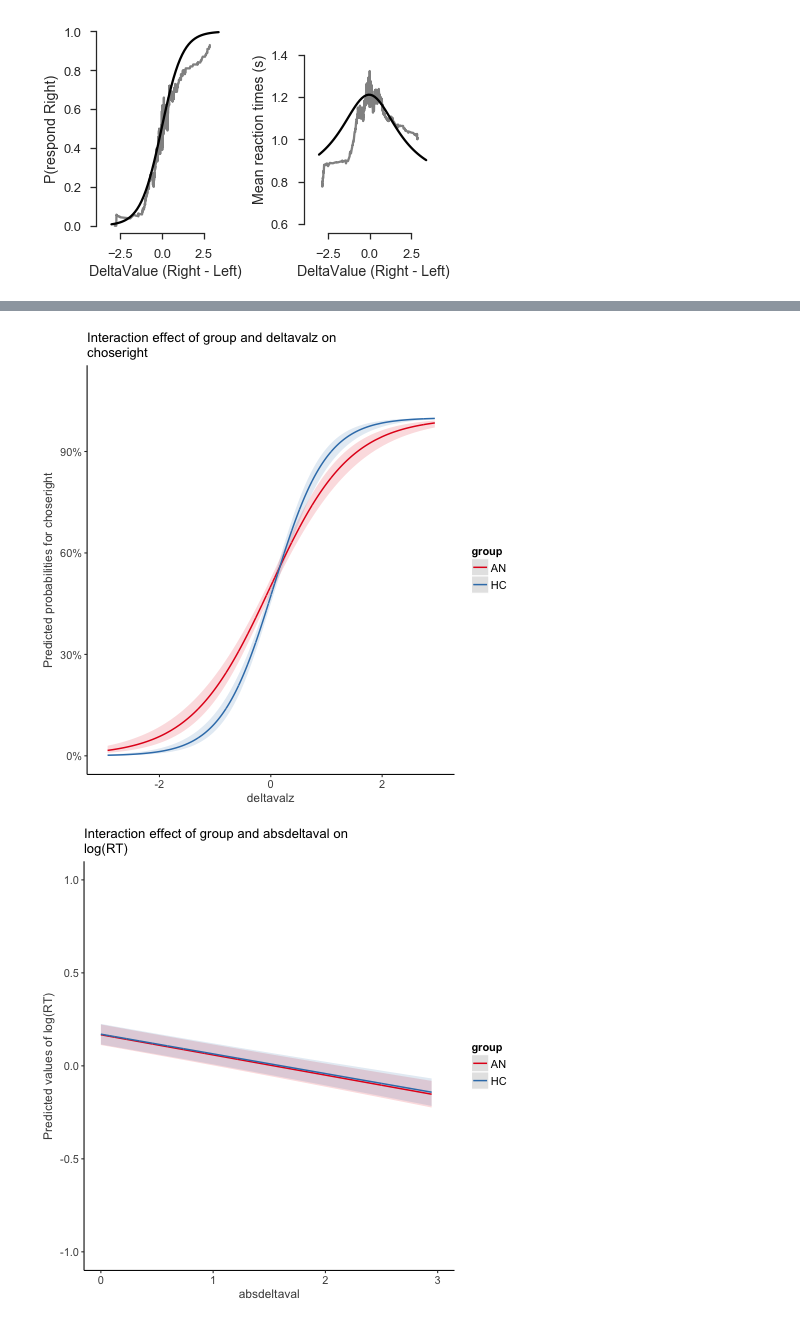
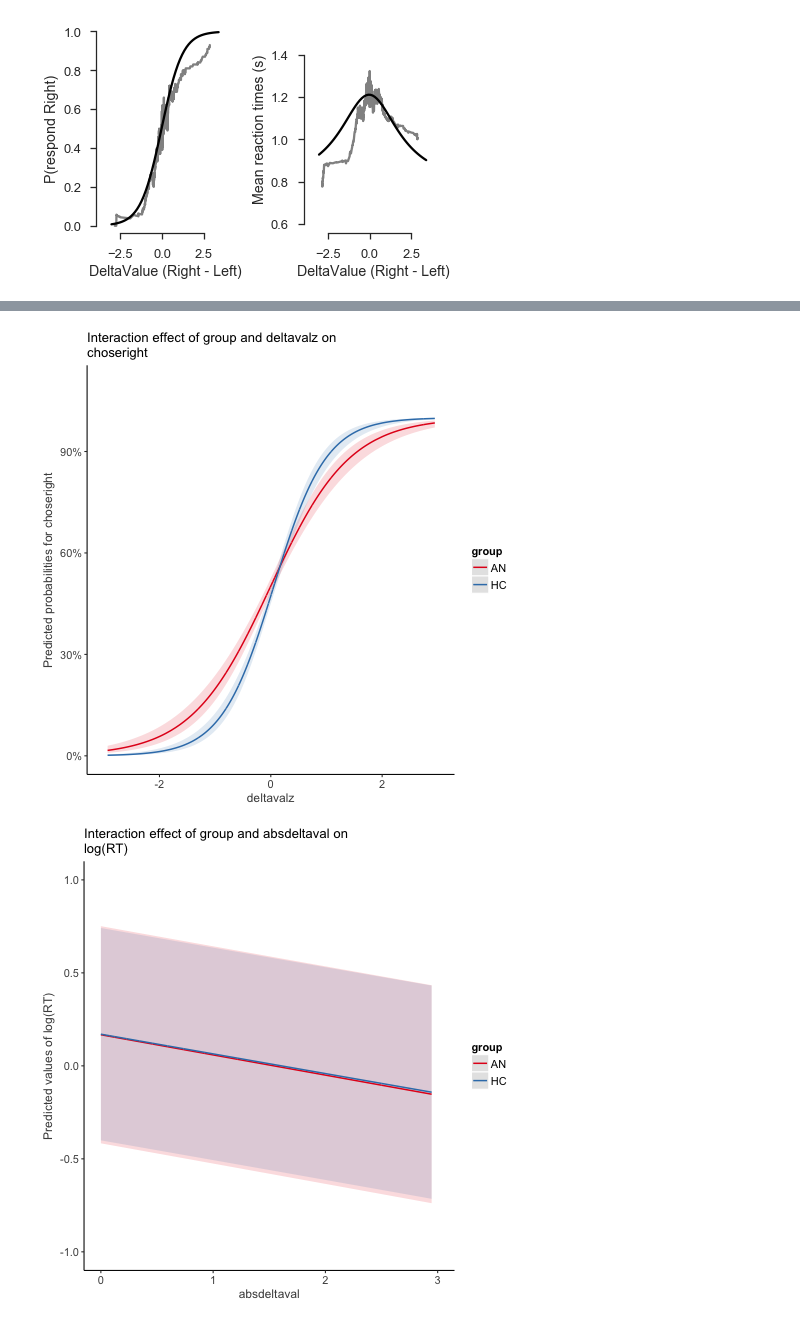
Before and after one commit to abakkour/ANDM_eyetracking, a Jupyter notebook: analysis/ANDM_analysis.ipynb, the cells around one changed output, grey strips where cells are left out. Drawn from its saved outputs; the diff is of its cells as text; code cells hidden in the pictures.

```diff
--- a/analysis/ANDM_analysis.ipynb
+++ b/analysis/ANDM_analysis.ipynb
@@ -1051,14 +1095,14 @@ food=foodhc.append(foodan)
 # %%
 %%R -i food
 ## there is no good package to run mixed effects logistic regression, using R's lme4 package
-choserightmod=glmer(choseright ~  group * deltavalz + (1|subjectID), family='binomial', data=food)
+choserightmod=glmer(choseright ~  group * deltavalz + (1|subjectID) + (1|group), family='binomial', data=food)
 print(summary(choserightmod))
 sjp.setTheme(base = theme_classic())
 sjp.int(choserightmod,type = "eff",show.ci=T)
 
 food$absdeltaval=abs(food$deltavalz)
 ## compare the model using python's statsmodels (above) to R's lme4
-foodrtmod=lmer(log(RT) ~ group * absdeltaval + (1|subjectID), data=food)
+foodrtmod=lmer(log(RT) ~ group * absdeltaval + (1|subjectID) + (1|group), data=food)
 print(summary(foodrtmod))
 sjp.int(foodrtmod,type='eff',show.ci=T, vars="absdeltaval")
 # %% [output]
@@ -1082,2 +1126,2 @@ grpHC:bsdlt  0.062 -0.095 -0.680
 [figure]
-[figure, old version]
+[figure, new version]
```
Also changed, not shown: parts of 9 cells of this notebook.
